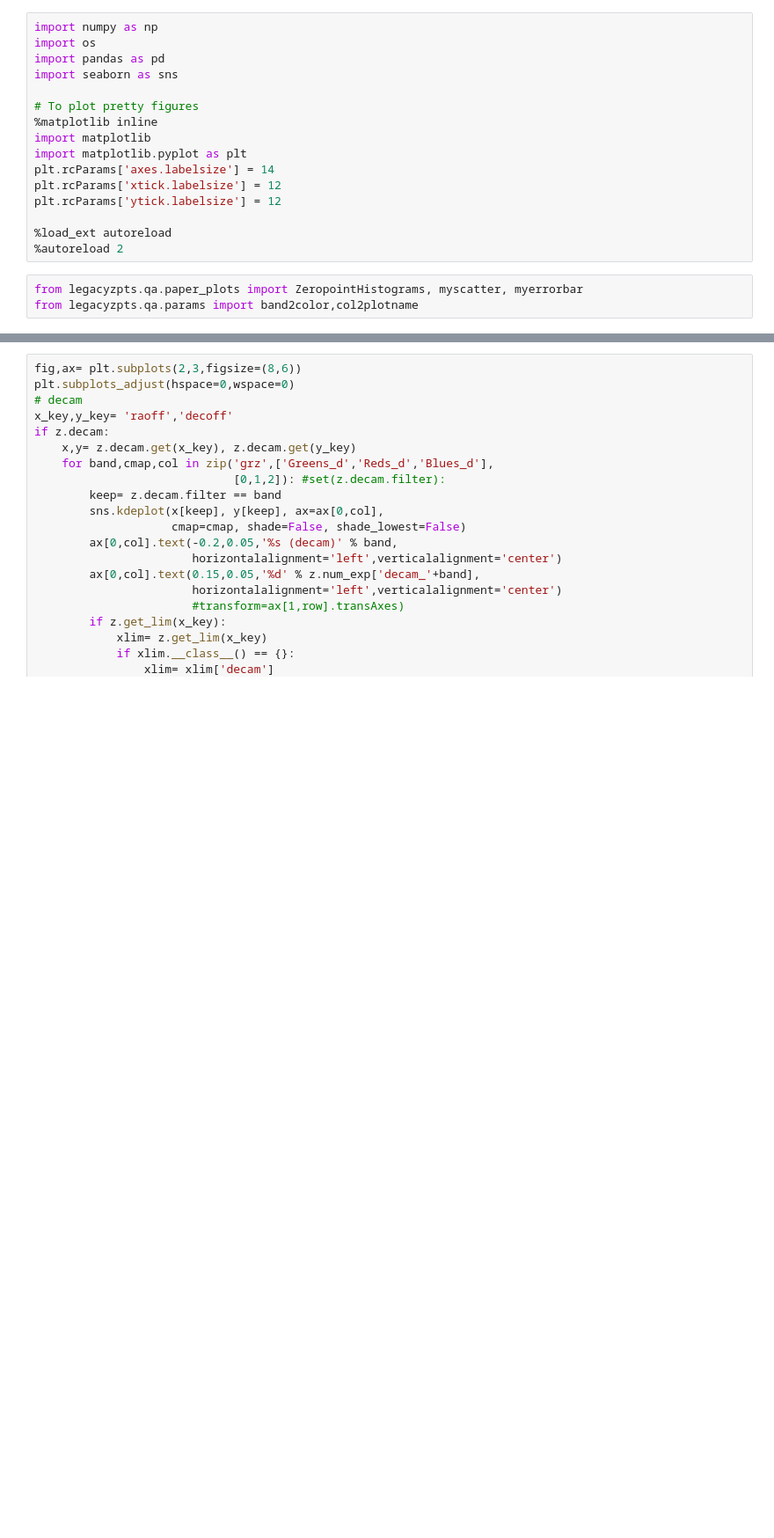
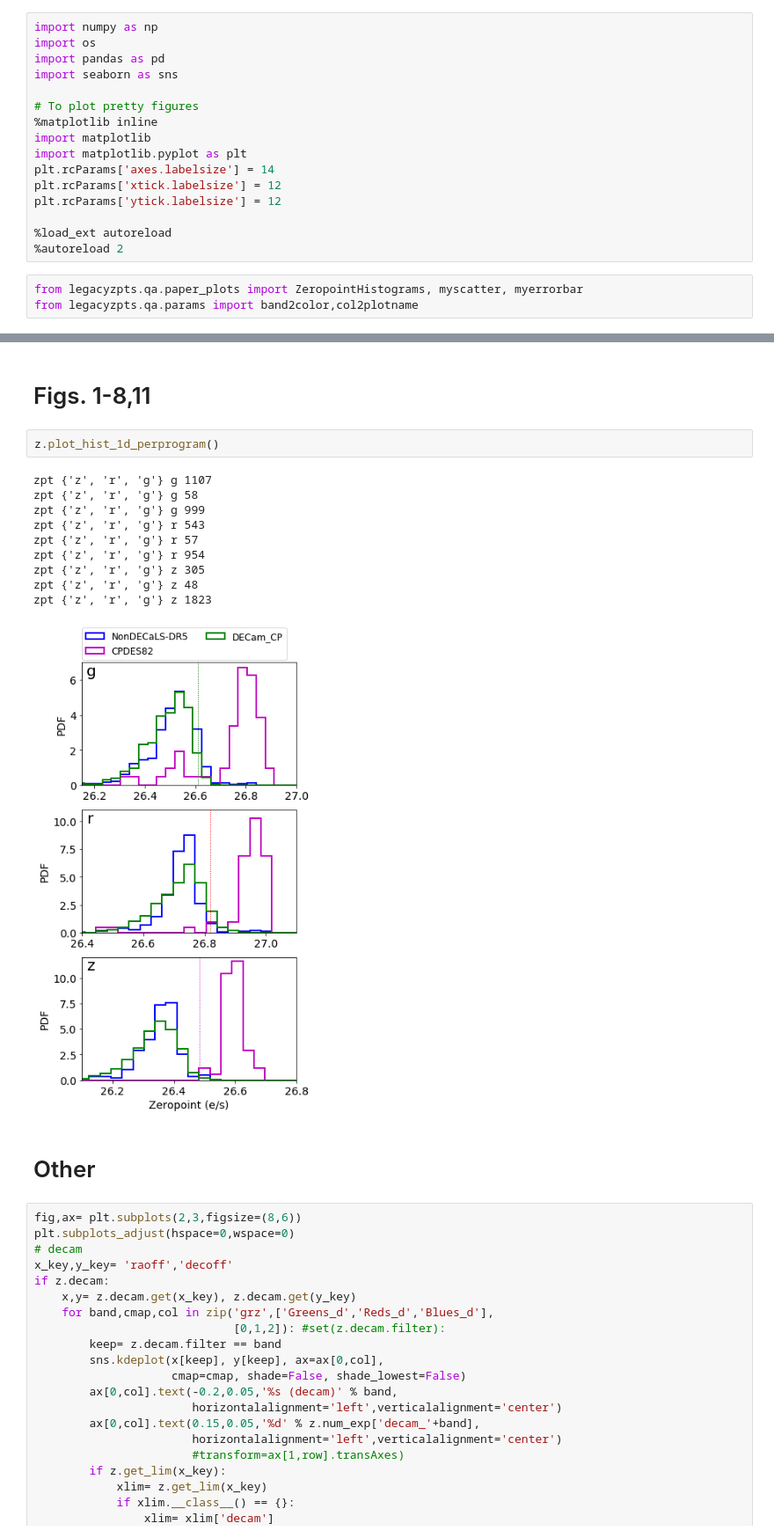
Before and after one commit to legacysurvey/legacyzpts, a Jupyter notebook: doc/nb/Strategy_Paper.ipynb, the cells around one changed output, grey strips where cells are left out. Shown at 88% size. Cells and saved outputs as stored; diff of their text form; blank space fills up the shorter version.

```diff
--- a/doc/nb/Strategy_Paper.ipynb
+++ b/doc/nb/Strategy_Paper.ipynb
@@ -40,5 +40,22 @@ Cutting finite to 9792/10000
 cleaning mosaic
 Cutting err_message to 9942/10000
+# %% [markdown]
+# Figs. 1-8,11
+# %%
+z.plot_hist_1d_perprogram()
+# %% [output]
+zpt {'z', 'r', 'g'} g 1107
+zpt {'z', 'r', 'g'} g 58
+zpt {'z', 'r', 'g'} g 999
+zpt {'z', 'r', 'g'} r 543
+zpt {'z', 'r', 'g'} r 57
+zpt {'z', 'r', 'g'} r 954
+zpt {'z', 'r', 'g'} z 305
+zpt {'z', 'r', 'g'} z 48
+zpt {'z', 'r', 'g'} z 1823
+[figure, added]
+# %% [markdown]
+# Other
 # %%
 fig,ax= plt.subplots(2,3,figsize=(8,6))
 plt.subplots_adjust(hspace=0,wspace=0)
```
Also changed, not shown: parts of 1 cell of this notebook, 1 other file.
